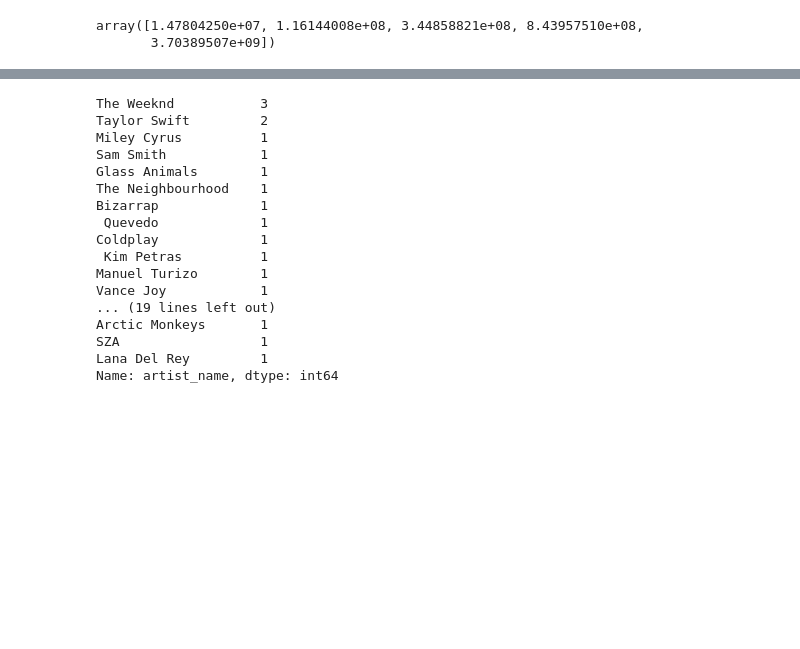
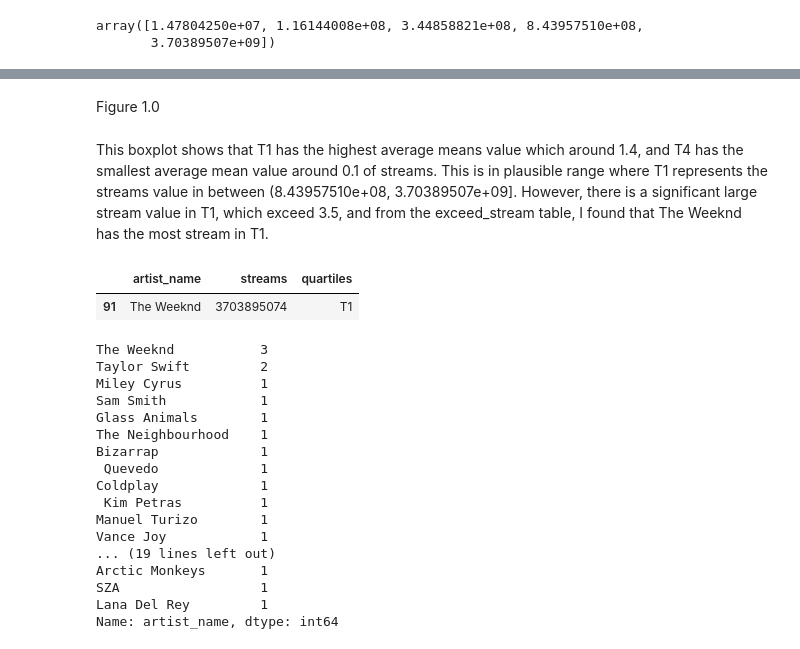
Before and after one commit to low122/Spotify-music-trend, a Jupyter notebook: spotifyAnalysis.ipynb, the cells around one changed output, grey strips where cells are left out. Drawn from its saved outputs; the diff is of its cells as text; code cells hidden in the pictures; blank space fills up the shorter version.

```diff
--- a/spotifyAnalysis.ipynb
+++ b/spotifyAnalysis.ipynb
@@ -331 +333,16 @@ Figure1: The average streams for each tier
+# %% [markdown]
+Figure 1.0
+# %% [markdown]
+This boxplot shows that T1 has the highest average means value which around 1.4, and T4 has the smallest average mean value around 0.1 of streams. This is in plausible range where T1 represents the streams value in between (8.43957510e+08, 3.70389507e+09]. However, there is a significant large stream value in T1, which exceed 3.5, and from the exceed_stream table, I found that The Weeknd has the most stream in T1.
+# %%
+T1_data = tier_data[tier_data['quartiles'] == 'T1']
+
+max_streams_T1 = T1_data['streams'].max()
+
+exceed_stream = T1_data[T1_data['streams'] == max_streams_T1]
+
+exceed_stream
+# %% [output]
+|  | artist_name | streams | quartiles |
+| 91 | The Weeknd | 3703895074 | T1 |
 # %%
```
Also changed, not shown: parts of 12 cells of this notebook.
